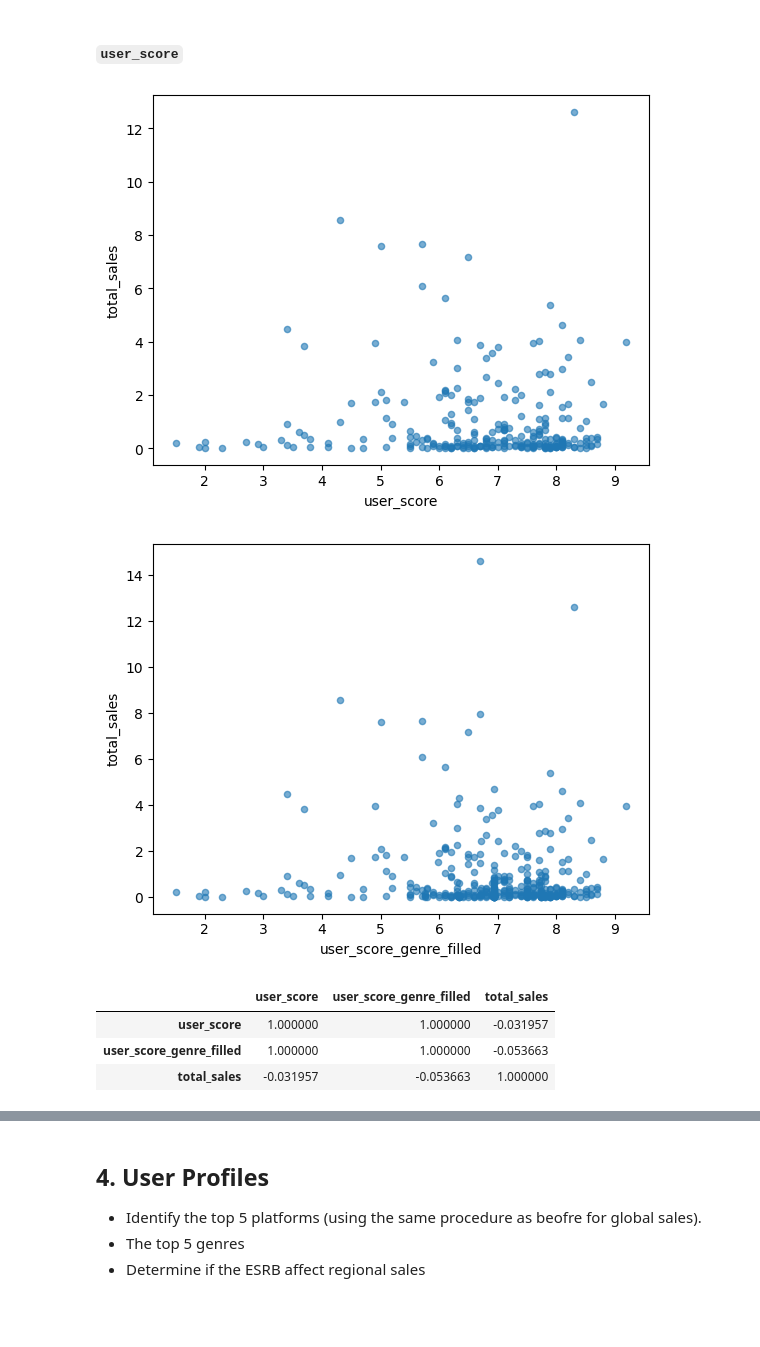
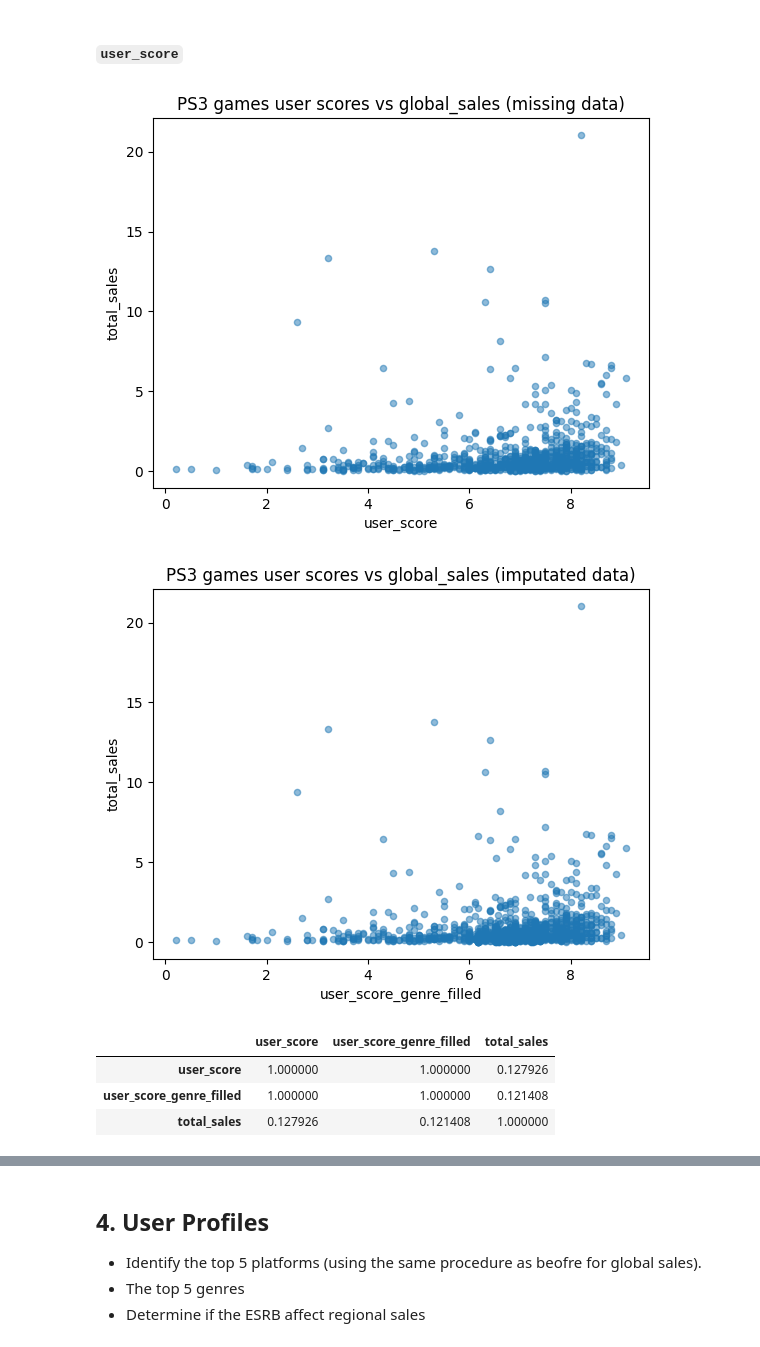
Before and after one commit to PabloHermun/videogames_succes, a Jupyter notebook: notebook.ipynb, the cells around one changed output, grey strips where cells are left out. Saved outputs shown, nothing was run; the diff lists cells and outputs as text; code cells hidden in the pictures; blank space fills up the shorter version.

```diff
--- a/notebook.ipynb
+++ b/notebook.ipynb
@@ -694,7 +691,8 @@ We notice a very prominent presence of outliers in these distributions. We can s
 Let's review how the critics and users scores affect the sales of a game for a platform of choice.
 # %%
 # Select a platform of interest and filter the data
-platform_sales = (games.query("platform == 'PS4'")
+platform = 'PS3'
+platform_sales = (games.query("platform == @platform")
                     .sort_values(by=['total_sales'], ascending=False)
                     [['name', 'total_sales', 'genre', 'user_score', 'critic_score']]
                  )
@@ -776,29 +911,0 @@ df_critics.describe()
-# %%
-genre_means = (
-    platform_sales
-    .groupby('genre')[['critic_score', 'user_score']]
-    .mean()
-)
-
-platform_sales['critic_score_genre_filled'] = (
-    platform_sales['critic_score']
-    .fillna(
-        platform_sales['genre'].map(genre_means['critic_score'])
-    )
-)
-
-platform_sales['user_score_genre_filled'] = (
-    platform_sales['user_score']
-    .fillna(
-        platform_sales['genre'].map(genre_means['user_score'])
-    )
-)
-
-# is it reasonable to segmentate by genre
-platform_sales.groupby('genre')['critic_score'].count().sort_values(ascending=False).plot(kind='bar')
-plt.show()
-
-platform_sales.groupby('genre')['critic_score'].mean().sort_values(ascending=False).plot(kind='bar')
-plt.show()
-
-platform_sales.groupby('genre')['critic_score'].median().sort_values(ascending=False).plot(kind='bar')
@@ -811,33 +913,35 @@ platform_sales.groupby('genre')['critic_score'].median().sort_values(ascending=F
 #### `user_score`
 # %%
 df_users = platform_sales[['user_score', 'user_score_genre_filled', 'total_sales']]
-
 
 df_users.dropna().plot(
     x='user_score',
     y='total_sales',
     kind='scatter',
-    alpha=0.6
+    alpha=0.5
 )
+plt.title(f'{platform} games user scores vs global_sales (missing data)')
 plt.show()
 
 df_users.plot(
     x='user_score_genre_filled',
     y='total_sales',
     kind='scatter',
-    alpha=0.6
+    alpha=0.5
 )
+plt.title(f'{platform} games user scores vs global_sales (imputated data)')
+
 plt.show()
 
 
 df_users.corr()
 # %% [output]
-[figure, old version]
+[figure, new version]
-[figure, old version]
+[figure, new version]
 |  | user_score | user_score_genre_filled | total_sales |
-| user_score | 1.000000 | 1.000000 | -0.031957 |
-| user_score_genre_filled | 1.000000 | 1.000000 | -0.053663 |
-| total_sales | -0.031957 | -0.053663 | 1.000000 |
+| user_score | 1.000000 | 1.000000 | 0.127926 |
+| user_score_genre_filled | 1.000000 | 1.000000 | 0.121408 |
+| total_sales | 0.127926 | 0.121408 | 1.000000 |
 # %%
 df_users.describe()
 # %% [output]
```
Also changed, not shown: parts of 33 cells of this notebook.
